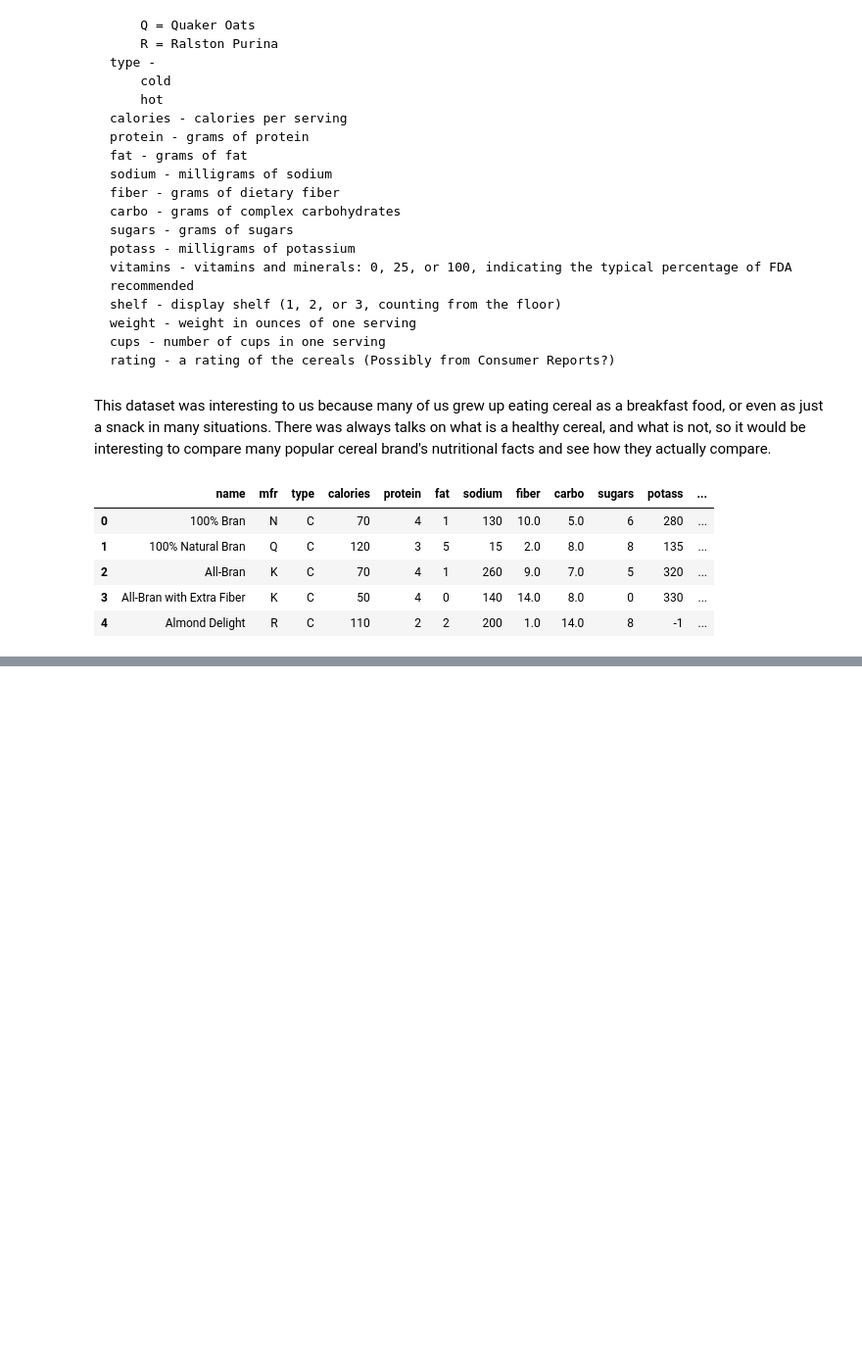
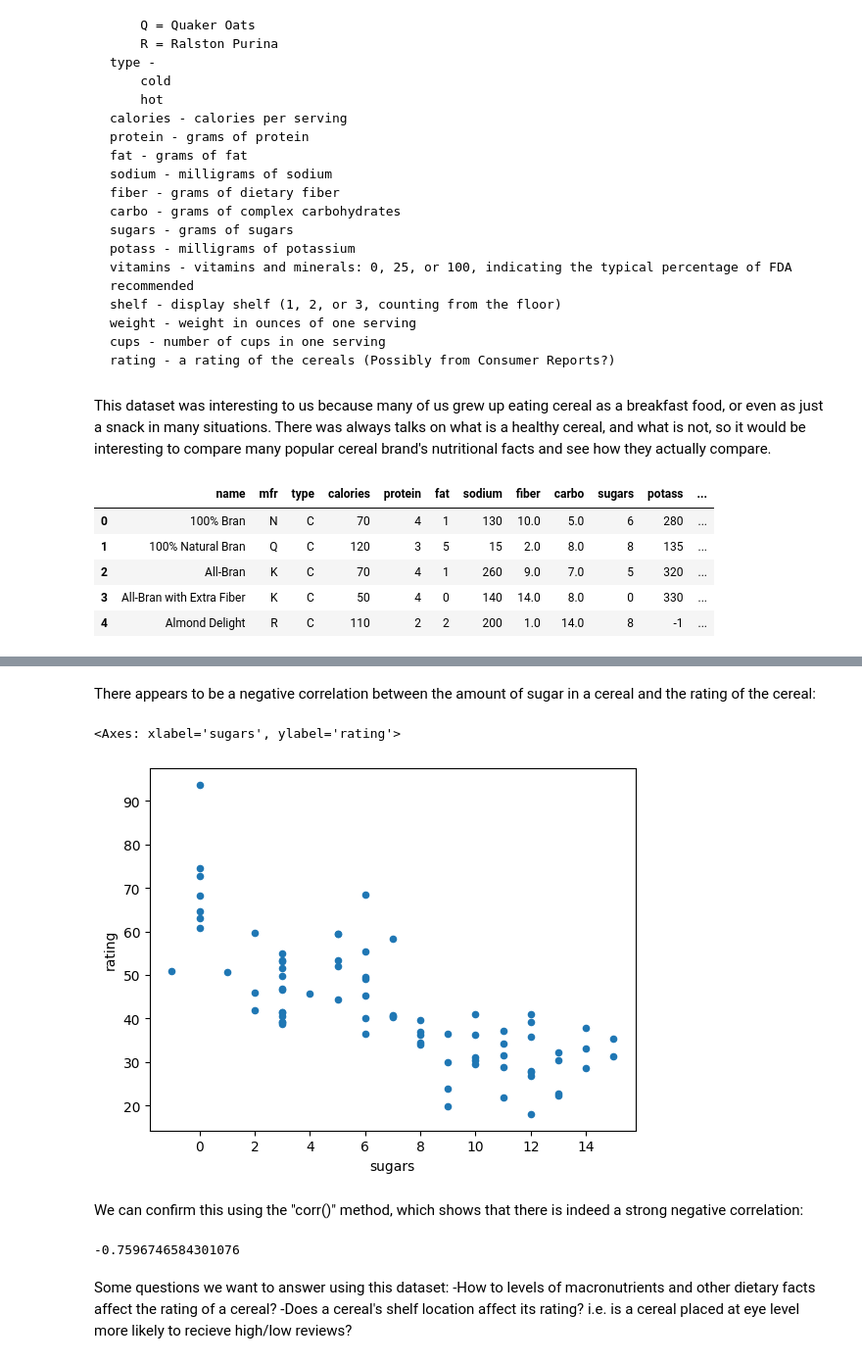
Before and after one commit to 21percentme/21percentme.github.io, a Jupyter notebook: Milestone1.ipynb, the cells around one changed output, grey strips where cells are left out. Shown at 98% size. Saved outputs shown, nothing was run; the diff lists cells and outputs as text; code cells hidden in the pictures; blank space fills up the shorter version.

```diff
--- a/Milestone1.ipynb
+++ b/Milestone1.ipynb
@@ -169,0 +243,17 @@ cereal.head()
+# %% [markdown]
+There appears to be a negative correlation between the amount of sugar in a cereal and the rating of the cereal:
+# %%
+cereal.plot.scatter(x="sugars", y="rating")
+# %% [output]
+<Axes: xlabel='sugars', ylabel='rating'>
+[figure, added]
+# %% [markdown]
+We can confirm this using the "corr()" method, which shows that there is indeed a strong negative correlation:
+# %%
+cereal["sugars"].corr(cereal["rating"])
+# %% [output]
+-0.7596746584301076
+# %% [markdown]
+Some questions we want to answer using this dataset:
+-How to levels of macronutrients and other dietary facts affect the rating of a cereal?
+-Does a cereal's shelf location affect its rating? i.e. is a cereal placed at eye level more likely to recieve high/low reviews?
```
Also changed, not shown: parts of 10 cells of this notebook.
